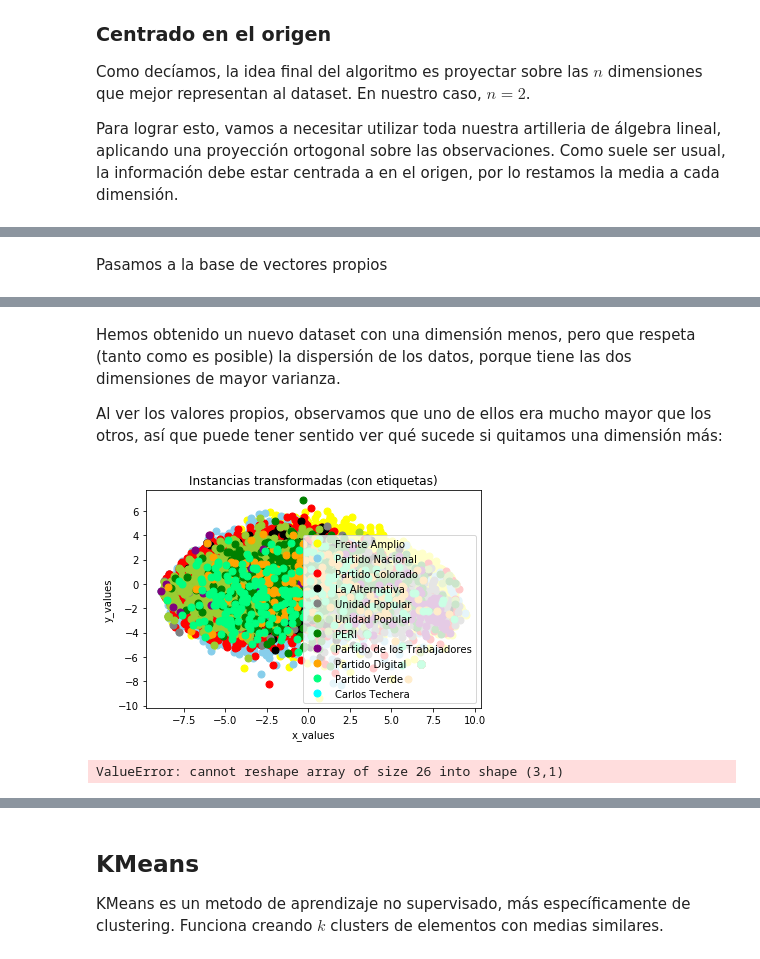
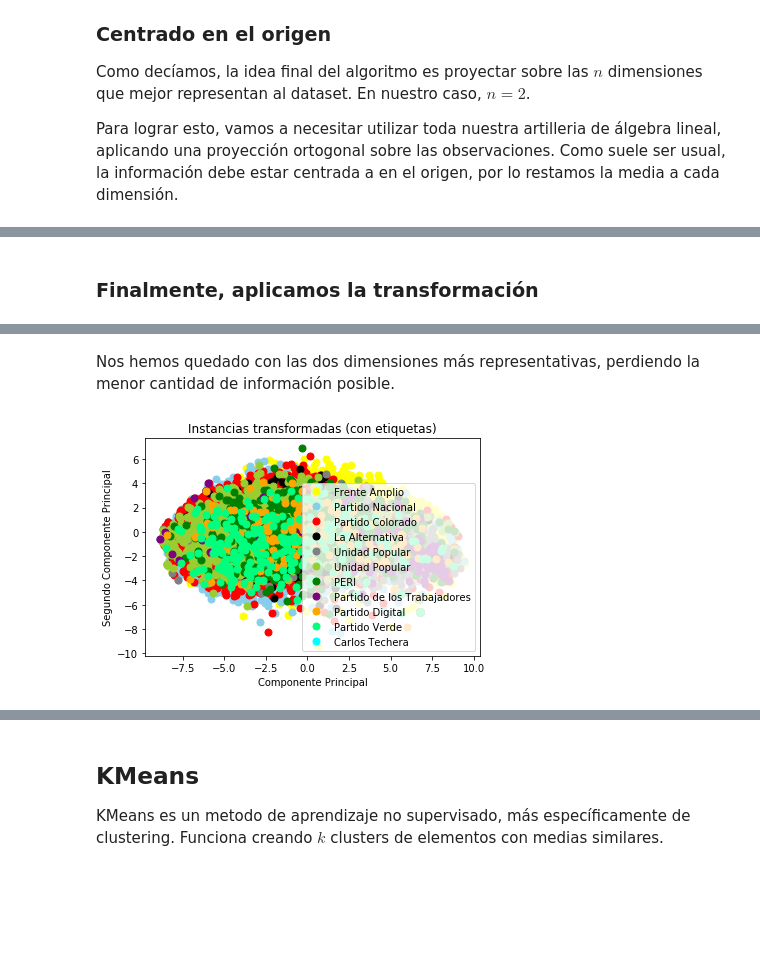
Before and after one commit to guillermoap/aa-pract5, a Jupyter notebook: informe.ipynb, the cells around one changed output, grey strips where cells are left out. Drawn from its saved outputs; the diff is of its cells as text; code cells hidden in the pictures; blank space fills up the shorter version.

```diff
--- a/informe.ipynb
+++ b/informe.ipynb
@@ -65,9 +35,0 @@ dtype: float64
-# %%
-'''
-fig = plt.figure(figsize=(8,8))
-ax = fig.add_subplot(111, projection='3d')
-plt.rcParams['legend.fontsize'] = 10
-ax.plot(questions_adjust.iloc[:,0],questions_adjust.iloc[:,4],questions_adjust.iloc[:,2], 'o', markersize=7, color='yellow', alpha=1, label='Frente Amplio')
-
-plt.show()
-'''
@@ -192,8 +174,8 @@ Matrix W:
 26 -2.479274 -0.479274 -0.479274  0.520726 -0.479274  0.520726
 
 [26 rows x 32447 columns]
-# %% [markdown]
-Pasamos a la base de vectores propios
+# %% [markdown]
+### Finalmente, aplicamos la transformación
 # %%
 # Transform instance to the new subspace
 
@@ -219,36 +201,28 @@ print (transformed)
 12244  7.383820 -2.794074  Unidad Popular  Gonzalo Abella
 
 [32447 rows x 4 columns]
-# %% [markdown]
-Hemos obtenido un nuevo dataset con una dimensión menos, pero que respeta (tanto como es posible) la dispersión de los datos, porque tiene las dos dimensiones de mayor varianza.
-
-Al ver los valores propios, observamos que uno de ellos era mucho mayor que los otros, así que puede tener sentido ver qué sucede si quitamos una dimensión más:
+# %% [markdown]
+Nos hemos quedado con las dos dimensiones más representativas, perdiendo la menor cantidad de información posible.
 # %%
 num_instances = len(transformed.index)
 plt.plot(transformed[transformed['party'] == 'Frente Amplio'].iloc[:,0],transformed[transformed['party'] == 'Frente Amplio'].iloc[:,1], 'o', markersize=7, color='yellow', alpha=1, label='Frente Amplio')
 plt.plot(transformed[transformed['party'] == 'Partido Nacional'].iloc[:,0],transformed[transformed['party'] == 'Partido Nacional'].iloc[:,1], 'o', markersize=7, color='skyblue', alpha=1, label='Partido Nacional')
 plt.plot(transformed[transformed['party'] == 'Partido Colorado'].iloc[:,0],transformed[transformed['party'] == 'Partido Colorado'].iloc[:,1], 'o', markersize=7, color='red', alpha=1, label='Partido Colorado')
 plt.plot(transformed[transformed['party'] == 'La Alternativa'].iloc[:,0],transformed[transformed['party'] == 'La Alternativa'].iloc[:,1], 'o', markersize=7, color='black', alpha=1, label='La Alternativa')
 plt.plot(transformed[transformed['party'] == 'Unidad Popular'].iloc[:,0],transformed[transformed['party'] == 'Unidad Popular'].iloc[:,1], 'o', markersize=7, color='grey', alpha=1, label='Unidad Popular')
 plt.plot(transformed[transformed['party'] == 'Partido de la Gente'].iloc[:,0],transformed[transformed['party'] == 'Partido de la Gente'].iloc[:,1], 'o', markersize=7, color='yellowgreen', alpha=1, label='Unidad Popular')
 plt.plot(transformed[transformed['party'] == 'PERI'].iloc[:,0],transformed[transformed['party'] == 'PERI'].iloc[:,1], 'o', markersize=7, color='green', alpha=1, label='PERI')
 plt.plot(transformed[transformed['party'] == 'Partido de los Trabajadores'].iloc[:,0],transformed[transformed['party'] == 'Partido de los Trabajadores'].iloc[:,1], 'o', markersize=7, color='purple', alpha=1, label='Partido de los Trabajadores')
 plt.plot(transformed[transformed['party'] == 'Partido Digital'].iloc[:,0],transformed[transformed['party'] == 'Partido Digital'].iloc[:,1], 'o', markersize=7, color='orange', alpha=1, label='Partido Digital')
 plt.plot(transformed[transformed['party'] == 'Partido Verde'].iloc[:,0],transformed[transformed['party'] == 'Partido Verde'].iloc[:,1], 'o', markersize=7, color='springgreen', alpha=1, label='Partido Verde')
 plt.plot(transformed[transformed['party'] == 'Carlos Techera'].iloc[:,0],transformed[transformed['party'] == 'Carlos Techera'].iloc[:,1], 'o', markersize=7, color='cyan', alpha=1, label='Carlos Techera')
 #plt.xlim([-4,4])
 #plt.ylim([-4,4])
-plt.xlabel('x_values')
-plt.ylabel('y_values')
+plt.xlabel('Componente Principal')
+plt.ylabel('Segundo Componente Principal')
 plt.legend()
 plt.title('Instancias transformadas (con etiquetas)')
 
 plt.show()
 # %% [output]
-[figure, old version]
+[figure, new version]
-# %%
-# Just one dimension
-matrix_w2 = np.hstack((eig_pairs[0][1].reshape(3,1),))
-print('Matrix W:\n', matrix_w2)
-# %% [output]
-ValueError: cannot reshape array of size 26 into shape (3,1)
```
Also changed, not shown: parts of 16 cells of this notebook.
